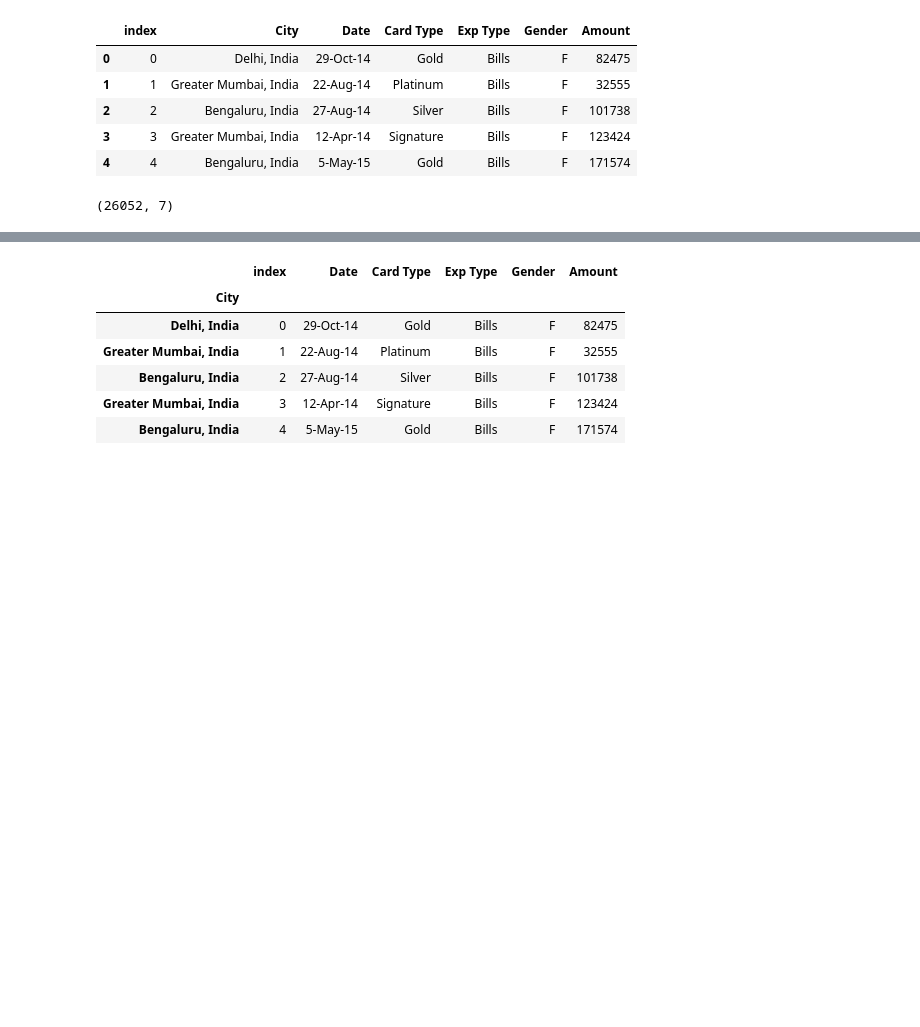
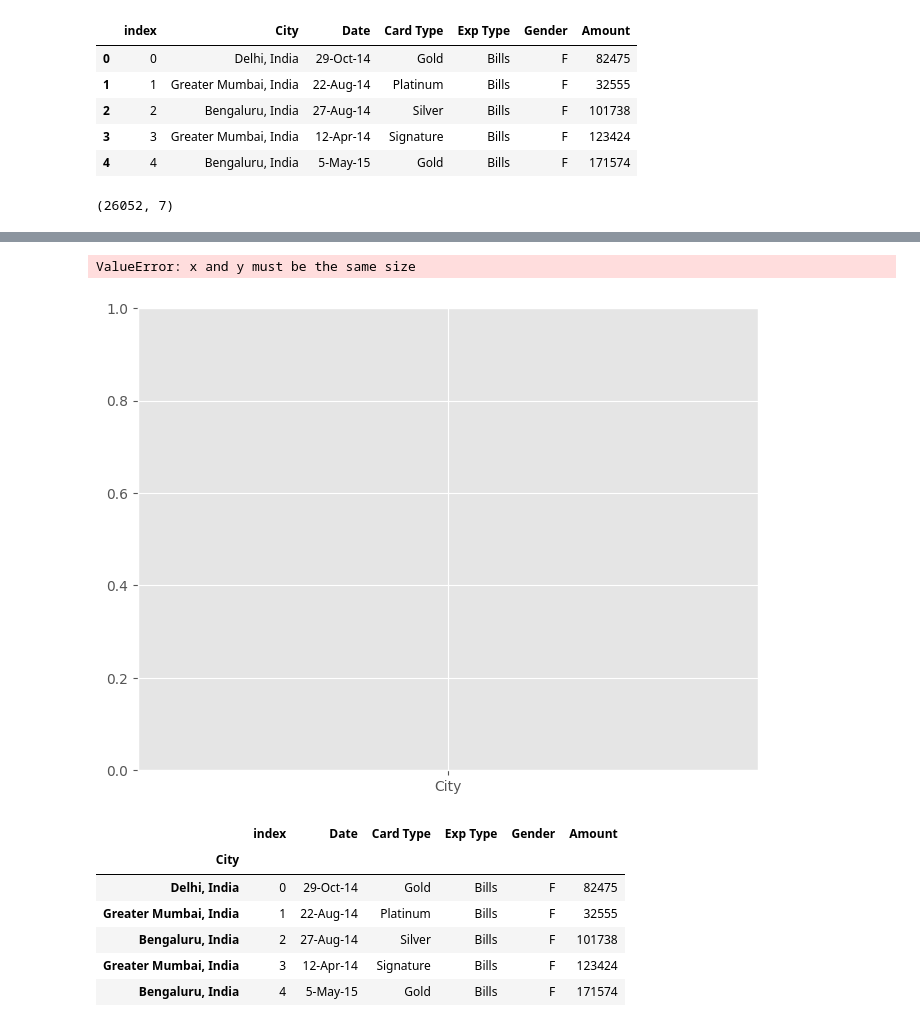
Before and after one commit to DeeptiVeena/Credit_Card_Analysis, a Jupyter notebook: Credit_card.ipynb, the cells around one changed output, grey strips where cells are left out. Drawn from its saved outputs; the diff is of its cells as text; code cells hidden in the pictures; blank space fills up the shorter version.

```diff
--- a/Credit_card.ipynb
+++ b/Credit_card.ipynb
@@ -46,0 +51,3 @@ df_tot.head()
+# %%
+total_amount_per_city = df_card.groupby('City')['Amount'].sum()
+total_amount_per_city
@@ -47,3 +68,16 @@ df_tot.head()
+# %%
+total_amount_per_city = total_amount_per_city.values
+# %%
+
+plt.figure(figsize=(8, 6))
+plt.scatter(x= 'City',y=total_amount_per_city, color='blue', alpha=0.5)  # Scatter plot with blue color and transparency
+plt.title('Scatter Plot')
+plt.xlabel('X-axis Label')
+plt.ylabel('Y-axis Label')
+plt.show()
+# %% [output]
+ValueError: x and y must be the same size
+[figure, added]
 # %%
 # %% [output]
 |  | index | Date | Card Type | Exp Type | Gender | Amount |
```
Also changed, not shown: parts of 7 cells of this notebook.
